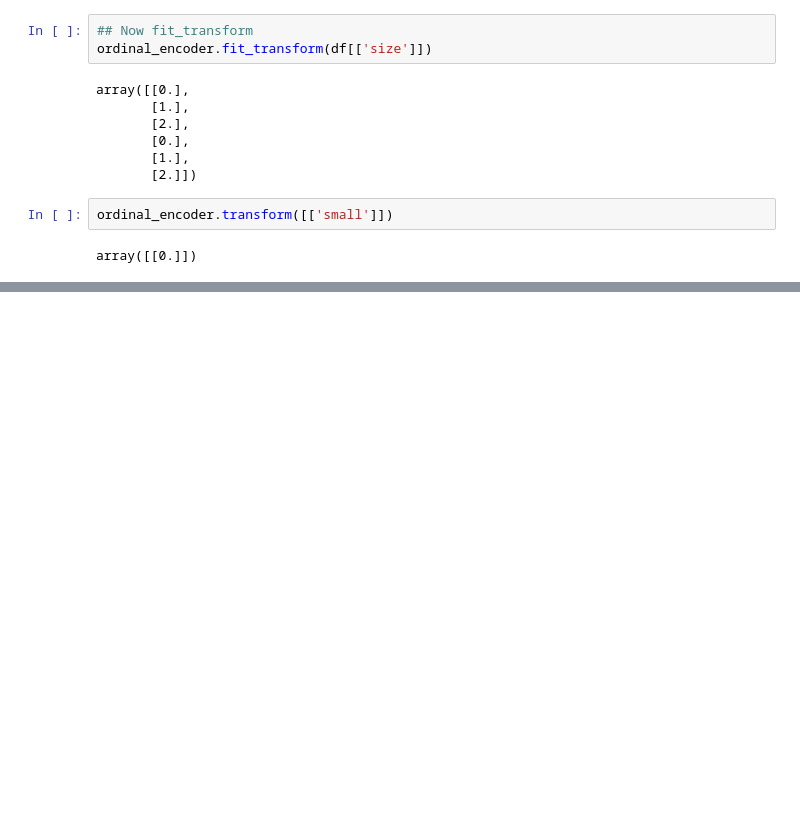
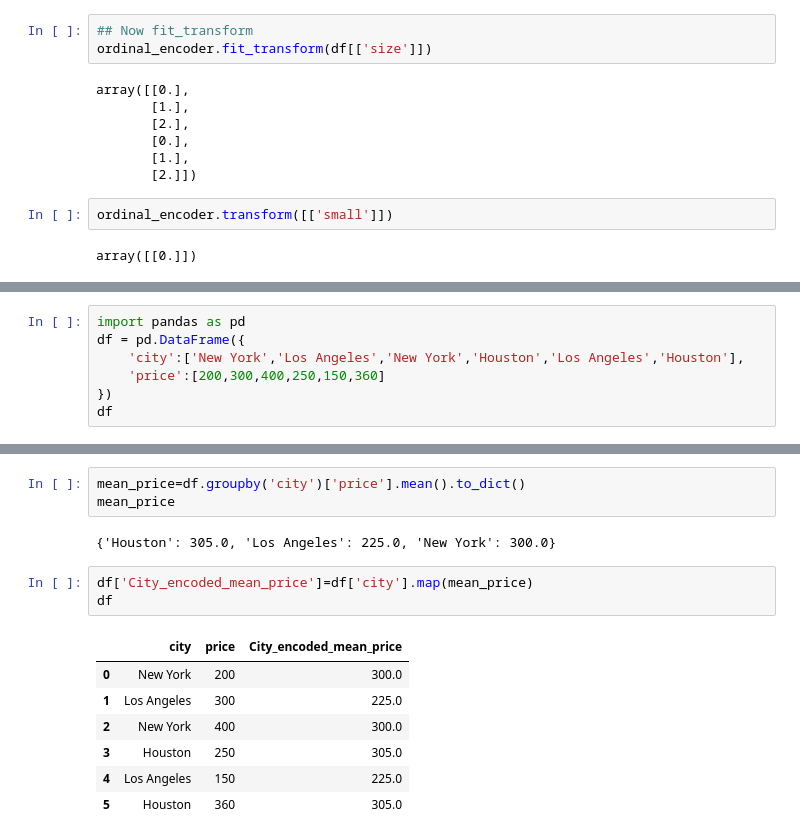
Before and after one commit to pradeepoffl/python, a Jupyter notebook: 18-Feature Engineering/18.5-DataEncoding.ipynb, the cells around one changed output, grey strips where cells are left out. Saved outputs shown, nothing was run; the diff lists cells and outputs as text; blank space fills up the shorter version.

```diff
--- a/18-Feature Engineering/18.5-DataEncoding.ipynb
+++ b/18-Feature Engineering/18.5-DataEncoding.ipynb
@@ -183,0 +190,7 @@ array([[0.]])
+# %%
+import pandas as pd
+df = pd.DataFrame({
+    'city':['New York','Los Angeles','New York','Houston','Los Angeles','Houston'],
+    'price':[200,300,400,250,150,360]
+})
+df
@@ -183,0 +205,16 @@ array([[0.]])
+# %%
+mean_price=df.groupby('city')['price'].mean().to_dict()
+mean_price
+# %% [output]
+{'Houston': 305.0, 'Los Angeles': 225.0, 'New York': 300.0}
+# %%
+df['City_encoded_mean_price']=df['city'].map(mean_price)
+df
+# %% [output]
+|  | city | price | City_encoded_mean_price |
+| 0 | New York | 200 | 300.0 |
+| 1 | Los Angeles | 300 | 225.0 |
+| 2 | New York | 400 | 300.0 |
+| 3 | Houston | 250 | 305.0 |
+| 4 | Los Angeles | 150 | 225.0 |
+| 5 | Houston | 360 | 305.0 |
```
Also changed, not shown: parts of 2 cells of this notebook.
